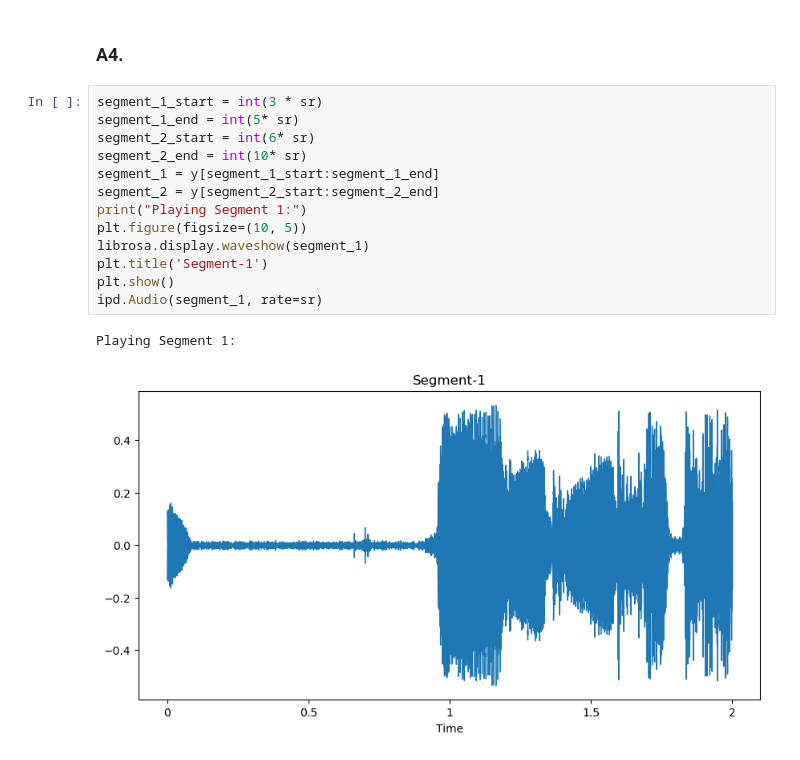
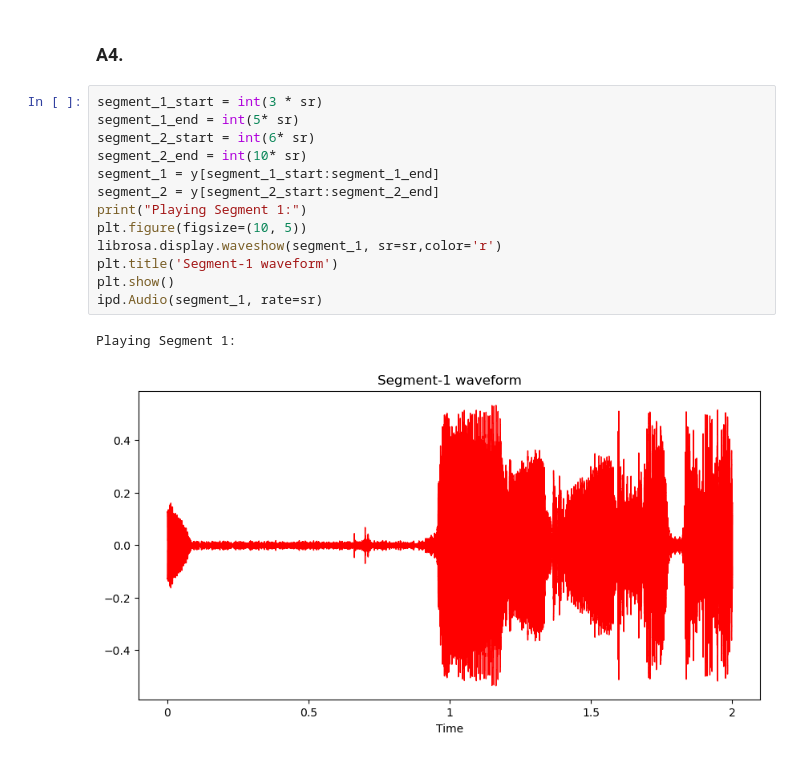
Before and after one commit to Subhash7781/AI-in-Speech-Processing, a Jupyter notebook: 21113_Lab01.ipynb, the cells around one changed output. Saved outputs shown, nothing was run; the diff lists cells and outputs as text.

```diff
--- a/21113_Lab01.ipynb
+++ b/21113_Lab01.ipynb
@@ -47,19 +59,19 @@ ipd.Audio(segment, rate=sr)
 # %%
 segment_1_start = int(3 * sr)
 segment_1_end = int(5* sr)
 segment_2_start = int(6* sr)
 segment_2_end = int(10* sr)
 segment_1 = y[segment_1_start:segment_1_end]
 segment_2 = y[segment_2_start:segment_2_end]
 print("Playing Segment 1:")
 plt.figure(figsize=(10, 5))
-librosa.display.waveshow(segment_1)
-plt.title('Segment-1')
+librosa.display.waveshow(segment_1, sr=sr,color='r')
+plt.title('Segment-1 waveform')
 plt.show()
 ipd.Audio(segment_1, rate=sr)
 # %% [output]
 Playing Segment 1:
-[figure, old version]
+[figure, new version]
 [interactive output not drawn]
 # %%
 print("Playing Segment 2:")
```
Also changed, not shown: parts of 3 cells of this notebook.
